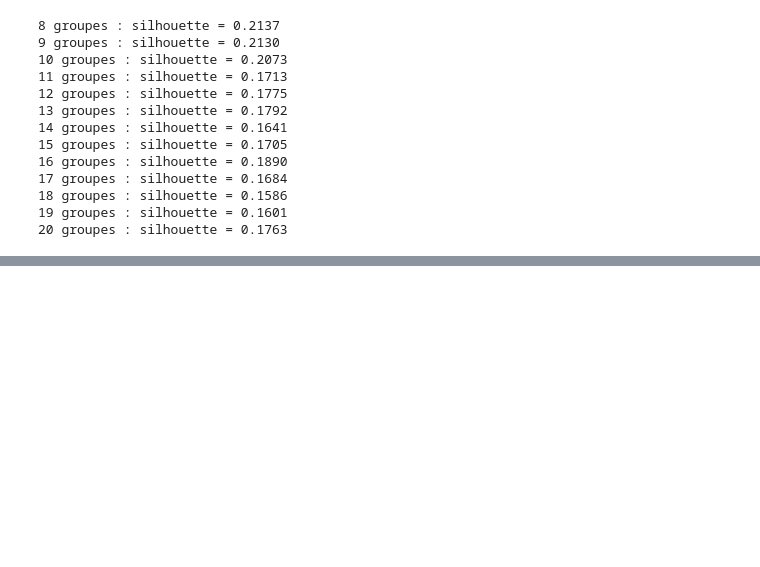
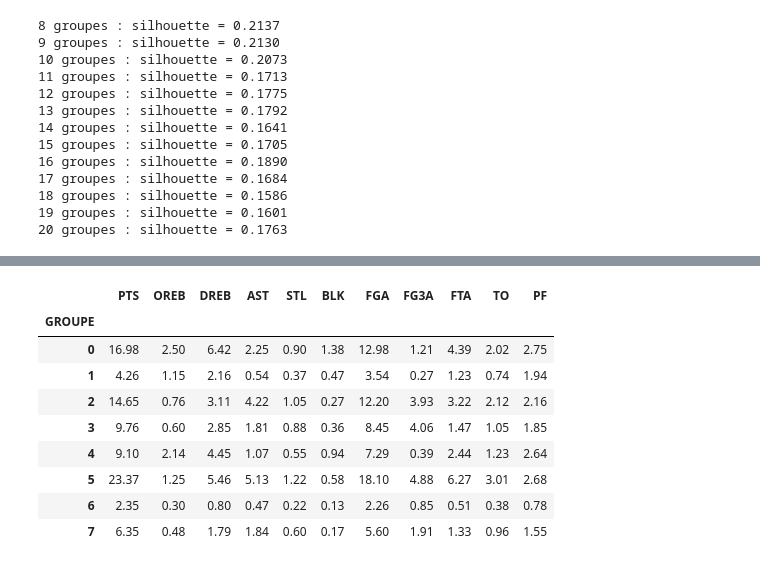
Before and after one commit to Smqck/NBA-Project, a Jupyter notebook: projet NBA/nba-player comparatif.ipynb, the cells around one changed output, grey strips where cells are left out. Saved outputs shown, nothing was run; the diff lists cells and outputs as text; code cells hidden in the pictures; blank space fills up the shorter version.

```diff
--- a/projet NBA/nba-player comparatif.ipynb
+++ b/projet NBA/nba-player comparatif.ipynb
@@ -1556,0 +1591,17 @@ for k in range(8, 21):
+# %%
+from sklearn.cluster import KMeans
+
+# Création du modèle avec 8 groupes
+modele_kmeans = KMeans(n_clusters=8, random_state=42, n_init=10)
+
+# Classification des observations
+groupes_kmeans = modele_kmeans.fit_predict(X_echantillon)
+
+# Récupération des joueurs
+resultats_kmeans = moyennes.loc[X_echantillon.index].copy()
+
+# Ajout des groupes
+resultats_kmeans["GROUPE"] = groupes_kmeans
+
+# Nombre d'observations par groupe
+print(resultats_kmeans["GROUPE"].value_counts().sort_index())
@@ -1556,0 +1628,17 @@ for k in range(8, 21):
+# %%
+# Calcul des statistiques moyennes par groupe
+stats_kmeans = resultats_kmeans.groupby("GROUPE")[colonnes].mean()
+
+# Affichage des résultats
+display(stats_kmeans.round(2))
+# %% [output]
+|  | PTS | OREB | DREB | AST | STL | BLK | FGA | FG3A | FTA | TO | PF |
+| GROUPE |  |  |  |  |  |  |  |  |  |  |  |
+| 0 | 16.98 | 2.50 | 6.42 | 2.25 | 0.90 | 1.38 | 12.98 | 1.21 | 4.39 | 2.02 | 2.75 |
+| 1 | 4.26 | 1.15 | 2.16 | 0.54 | 0.37 | 0.47 | 3.54 | 0.27 | 1.23 | 0.74 | 1.94 |
+| 2 | 14.65 | 0.76 | 3.11 | 4.22 | 1.05 | 0.27 | 12.20 | 3.93 | 3.22 | 2.12 | 2.16 |
+| 3 | 9.76 | 0.60 | 2.85 | 1.81 | 0.88 | 0.36 | 8.45 | 4.06 | 1.47 | 1.05 | 1.85 |
+| 4 | 9.10 | 2.14 | 4.45 | 1.07 | 0.55 | 0.94 | 7.29 | 0.39 | 2.44 | 1.23 | 2.64 |
+| 5 | 23.37 | 1.25 | 5.46 | 5.13 | 1.22 | 0.58 | 18.10 | 4.88 | 6.27 | 3.01 | 2.68 |
+| 6 | 2.35 | 0.30 | 0.80 | 0.47 | 0.22 | 0.13 | 2.26 | 0.85 | 0.51 | 0.38 | 0.78 |
+| 7 | 6.35 | 0.48 | 1.79 | 1.84 | 0.60 | 0.17 | 5.60 | 1.91 | 1.33 | 0.96 | 1.55 |
```
Also changed, not shown: parts of 13 cells of this notebook, 1 other file.
